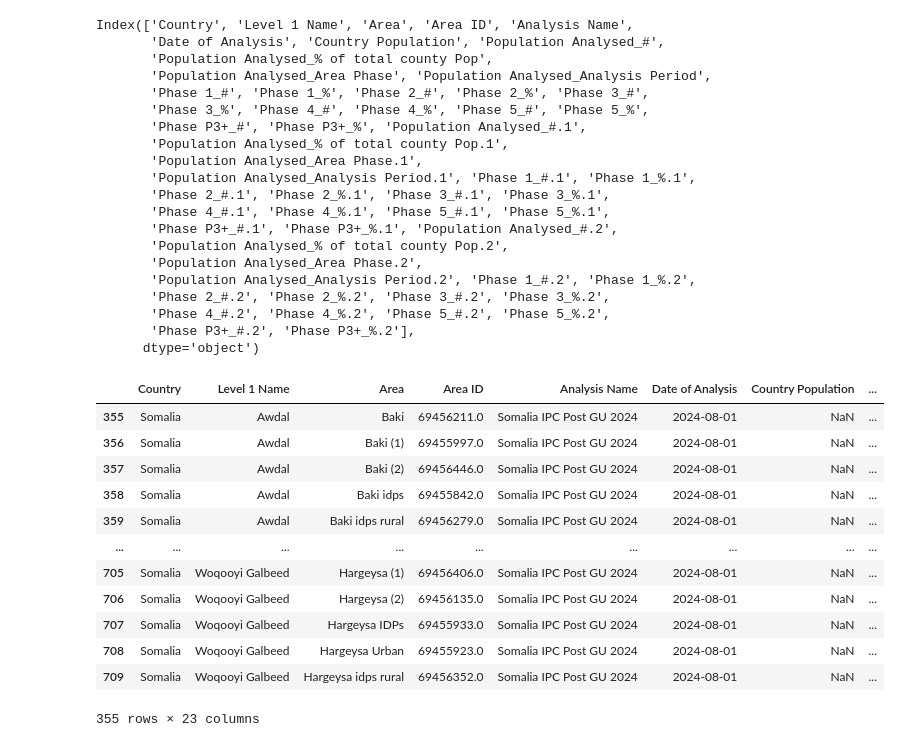
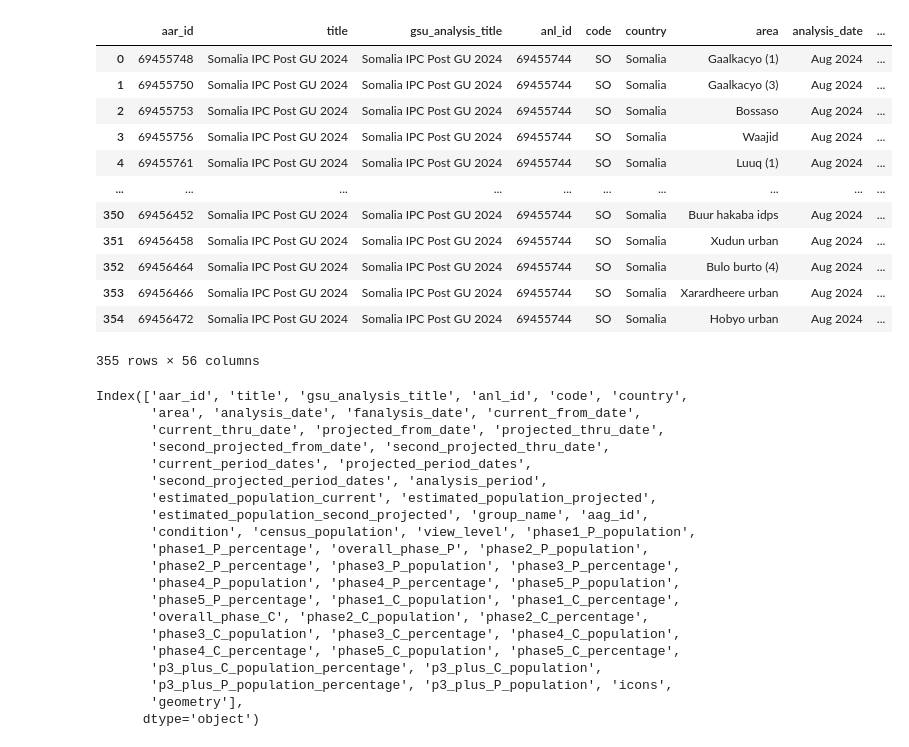
Before and after one commit to AdamPrzychodni/somali-radios-with-ai-for-food-security, a Jupyter notebook: phase_1/1_EDA_IPC_Soamli.ipynb, the cells around one changed output. Saved outputs shown, nothing was run; the diff lists cells and outputs as text; code cells hidden in the pictures.

```diff
--- a/phase_1/1_EDA_IPC_Soamli.ipynb
+++ b/phase_1/1_EDA_IPC_Soamli.ipynb
@@ -87,23 +57,44 @@ cleaned_df
+# %%
+import pandas as pd
+
+# Set display options for pandas DataFrame
+pd.set_option('display.max_columns', None)
+# %%
+geo_df
+# %% [output]
+|  | aar_id | title | gsu_analysis_title | anl_id | code | country | area | analysis_date | ... |
+| 0 | 69455748 | Somalia IPC Post GU 2024 | Somalia IPC Post GU 2024 | 69455744 | SO | Somalia | Gaalkacyo (1) | Aug 2024 | ... |
+| 1 | 69455750 | Somalia IPC Post GU 2024 | Somalia IPC Post GU 2024 | 69455744 | SO | Somalia | Gaalkacyo (3) | Aug 2024 | ... |
+| 2 | 69455753 | Somalia IPC Post GU 2024 | Somalia IPC Post GU 2024 | 69455744 | SO | Somalia | Bossaso | Aug 2024 | ... |
+| 3 | 69455756 | Somalia IPC Post GU 2024 | Somalia IPC Post GU 2024 | 69455744 | SO | Somalia | Waajid | Aug 2024 | ... |
+| 4 | 69455761 | Somalia IPC Post GU 2024 | Somalia IPC Post GU 2024 | 69455744 | SO | Somalia | Luuq (1) | Aug 2024 | ... |
+| ... | ... | ... | ... | ... | ... | ... | ... | ... | ... |
+| 350 | 69456452 | Somalia IPC Post GU 2024 | Somalia IPC Post GU 2024 | 69455744 | SO | Somalia | Buur hakaba idps | Aug 2024 | ... |
+| 351 | 69456458 | Somalia IPC Post GU 2024 | Somalia IPC Post GU 2024 | 69455744 | SO | Somalia | Xudun urban | Aug 2024 | ... |
+| 352 | 69456464 | Somalia IPC Post GU 2024 | Somalia IPC Post GU 2024 | 69455744 | SO | Somalia | Bulo burto (4) | Aug 2024 | ... |
+| 353 | 69456466 | Somalia IPC Post GU 2024 | Somalia IPC Post GU 2024 | 69455744 | SO | Somalia | Xarardheere urban | Aug 2024 | ... |
+| 354 | 69456472 | Somalia IPC Post GU 2024 | Somalia IPC Post GU 2024 | 69455744 | SO | Somalia | Hobyo urban | Aug 2024 | ... |
+355 rows × 56 columns
 # %%
-cleaned_df.columns
+geo_df.columns
 # %% [output]
-Index(['Country', 'Level 1 Name', 'Area', 'Area ID', 'Analysis Name',
-       'Date of Analysis', 'Country Population', 'Population Analysed_#',
-       'Population Analysed_% of total county Pop',
-       'Population Analysed_Area Phase', 'Population Analysed_Analysis Period',
-       'Phase 1_#', 'Phase 1_%', 'Phase 2_#', 'Phase 2_%', 'Phase 3_#',
-       'Phase 3_%', 'Phase 4_#', 'Phase 4_%', 'Phase 5_#', 'Phase 5_%',
-       'Phase P3+_#', 'Phase P3+_%', 'Population Analysed_#.1',
-       'Population Analysed_% of total county Pop.1',
-       'Population Analysed_Area Phase.1',
-       'Population Analysed_Analysis Period.1', 'Phase 1_#.1', 'Phase 1_%.1',
-       'Phase 2_#.1', 'Phase 2_%.1', 'Phase 3_#.1', 'Phase 3_%.1',
-       'Phase 4_#.1', 'Phase 4_%.1', 'Phase 5_#.1', 'Phase 5_%.1',
-       'Phase P3+_#.1', 'Phase P3+_%.1', 'Population Analysed_#.2',
-       'Population Analysed_% of total county Pop.2',
-       'Population Analysed_Area Phase.2',
-       'Population Analysed_Analysis Period.2', 'Phase 1_#.2', 'Phase 1_%.2',
-       'Phase 2_#.2', 'Phase 2_%.2', 'Phase 3_#.2', 'Phase 3_%.2',
-       'Phase 4_#.2', 'Phase 4_%.2', 'Phase 5_#.2', 'Phase 5_%.2',
-       'Phase P3+_#.2', 'Phase P3+_%.2'],
+Index(['aar_id', 'title', 'gsu_analysis_title', 'anl_id', 'code', 'country',
+       'area', 'analysis_date', 'fanalysis_date', 'current_from_date',
+       'current_thru_date', 'projected_from_date', 'projected_thru_date',
+       'second_projected_from_date', 'second_projected_thru_date',
+       'current_period_dates', 'projected_period_dates',
+       'second_projected_period_dates', 'analysis_period',
+       'estimated_population_current', 'estimated_population_projected',
+       'estimated_population_second_projected', 'group_name', 'aag_id',
+       'condition', 'census_population', 'view_level', 'phase1_P_population',
+       'phase1_P_percentage', 'overall_phase_P', 'phase2_P_population',
+       'phase2_P_percentage', 'phase3_P_population', 'phase3_P_percentage',
+       'phase4_P_population', 'phase4_P_percentage', 'phase5_P_population',
+       'phase5_P_percentage', 'phase1_C_population', 'phase1_C_percentage',
+       'overall_phase_C', 'phase2_C_population', 'phase2_C_percentage',
+       'phase3_C_population', 'phase3_C_percentage', 'phase4_C_population',
+       'phase4_C_percentage', 'phase5_C_population', 'phase5_C_percentage',
+       'p3_plus_C_population_percentage', 'p3_plus_C_population',
+       'p3_plus_P_population_percentage', 'p3_plus_P_population', 'icons',
+       'geometry'],
       dtype='object')
@@ -182,16 +100,0 @@ df_current = filter_projection(cleaned_df, date="2024-08-01")                 #
-# %%
-df_current
-# %% [output]
-|  | Country | Level 1 Name | Area | Area ID | Analysis Name | Date of Analysis | Country Population | ... |
-| 355 | Somalia | Awdal | Baki | 69456211.0 | Somalia IPC Post GU 2024 | 2024-08-01 | NaN | ... |
-| 356 | Somalia | Awdal | Baki (1) | 69455997.0 | Somalia IPC Post GU 2024 | 2024-08-01 | NaN | ... |
-| 357 | Somalia | Awdal | Baki (2) | 69456446.0 | Somalia IPC Post GU 2024 | 2024-08-01 | NaN | ... |
-| 358 | Somalia | Awdal | Baki idps | 69455842.0 | Somalia IPC Post GU 2024 | 2024-08-01 | NaN | ... |
-| 359 | Somalia | Awdal | Baki idps rural | 69456279.0 | Somalia IPC Post GU 2024 | 2024-08-01 | NaN | ... |
-| ... | ... | ... | ... | ... | ... | ... | ... | ... |
-| 705 | Somalia | Woqooyi Galbeed | Hargeysa (1) | 69456406.0 | Somalia IPC Post GU 2024 | 2024-08-01 | NaN | ... |
-| 706 | Somalia | Woqooyi Galbeed | Hargeysa (2) | 69456135.0 | Somalia IPC Post GU 2024 | 2024-08-01 | NaN | ... |
-| 707 | Somalia | Woqooyi Galbeed | Hargeysa IDPs | 69455933.0 | Somalia IPC Post GU 2024 | 2024-08-01 | NaN | ... |
-| 708 | Somalia | Woqooyi Galbeed | Hargeysa Urban | 69455923.0 | Somalia IPC Post GU 2024 | 2024-08-01 | NaN | ... |
-| 709 | Somalia | Woqooyi Galbeed | Hargeysa idps rural | 69456352.0 | Somalia IPC Post GU 2024 | 2024-08-01 | NaN | ... |
-355 rows × 23 columns
```
Also changed, not shown: parts of 10 cells of this notebook, 3 other files.
